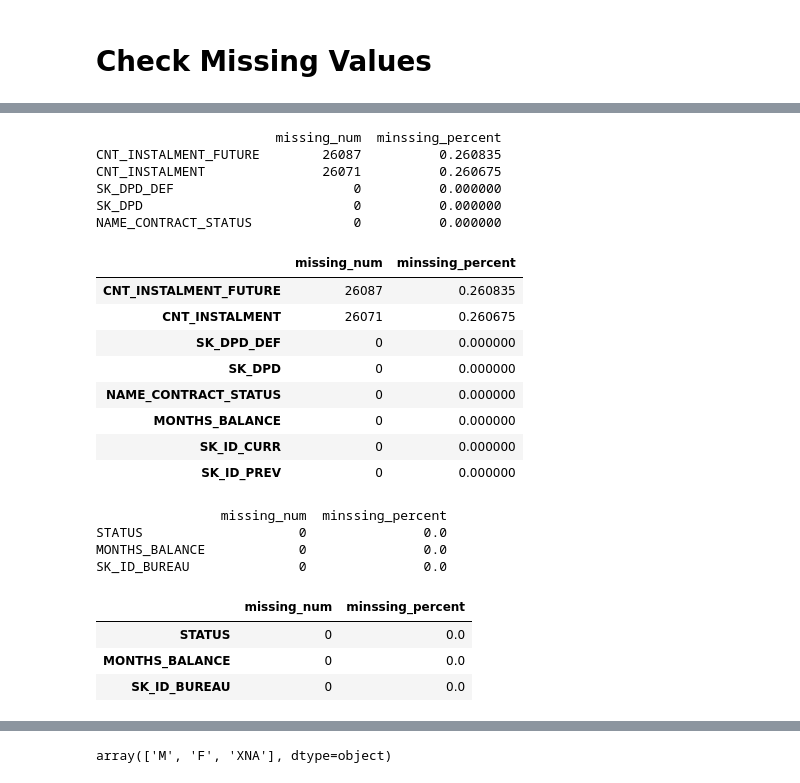
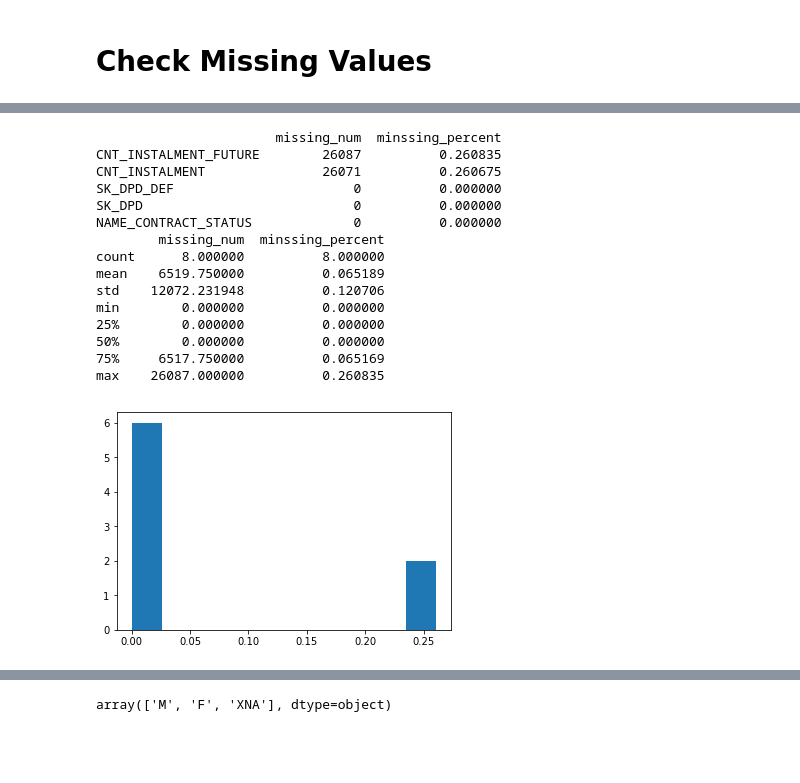
Before and after one commit to haataa/Home-Credit-Default-Risk, a Jupyter notebook: credit_default_predict.ipynb, the cells around one changed output, grey strips where cells are left out. Saved outputs shown, nothing was run; the diff lists cells and outputs as text; code cells hidden in the pictures; blank space fills up the shorter version.

```diff
--- a/credit_default_predict.ipynb
+++ b/credit_default_predict.ipynb
@@ -145,30 +186,21 @@ NONLIVINGAPARTMENTS_MEDI       213514         69.432963
 # %%
 # check missing value of POS_CASH_balance
-check_missing(POS_CASH_balance)
+miss_POS_CASH = check_missing_col(POS_CASH_balance)
+missing_hist(miss_POS_CASH)
 # %% [output]
                        missing_num  minssing_percent
 CNT_INSTALMENT_FUTURE        26087          0.260835
 CNT_INSTALMENT               26071          0.260675
 SK_DPD_DEF                       0          0.000000
 SK_DPD                           0          0.000000
 NAME_CONTRACT_STATUS             0          0.000000
+        missing_num  minssing_percent
+count      8.000000          8.000000
+mean    6519.750000          0.065189
+std    12072.231948          0.120706
+min        0.000000          0.000000
+25%        0.000000          0.000000
+50%        0.000000          0.000000
+75%     6517.750000          0.065169
+max    26087.000000          0.260835
-|  | missing_num | minssing_percent |
-| CNT_INSTALMENT_FUTURE | 26087 | 0.260835 |
-| CNT_INSTALMENT | 26071 | 0.260675 |
-| SK_DPD_DEF | 0 | 0.000000 |
-| SK_DPD | 0 | 0.000000 |
-| NAME_CONTRACT_STATUS | 0 | 0.000000 |
-| MONTHS_BALANCE | 0 | 0.000000 |
-| SK_ID_CURR | 0 | 0.000000 |
-| SK_ID_PREV | 0 | 0.000000 |
+[figure, added]
-# %%
-check_missing(bureau_balance)
-# %% [output]
-                missing_num  minssing_percent
-STATUS                    0               0.0
-MONTHS_BALANCE            0               0.0
-SK_ID_BUREAU              0               0.0
-|  | missing_num | minssing_percent |
-| STATUS | 0 | 0.0 |
-| MONTHS_BALANCE | 0 | 0.0 |
-| SK_ID_BUREAU | 0 | 0.0 |
```
Also changed, not shown: parts of 24 cells of this notebook.
